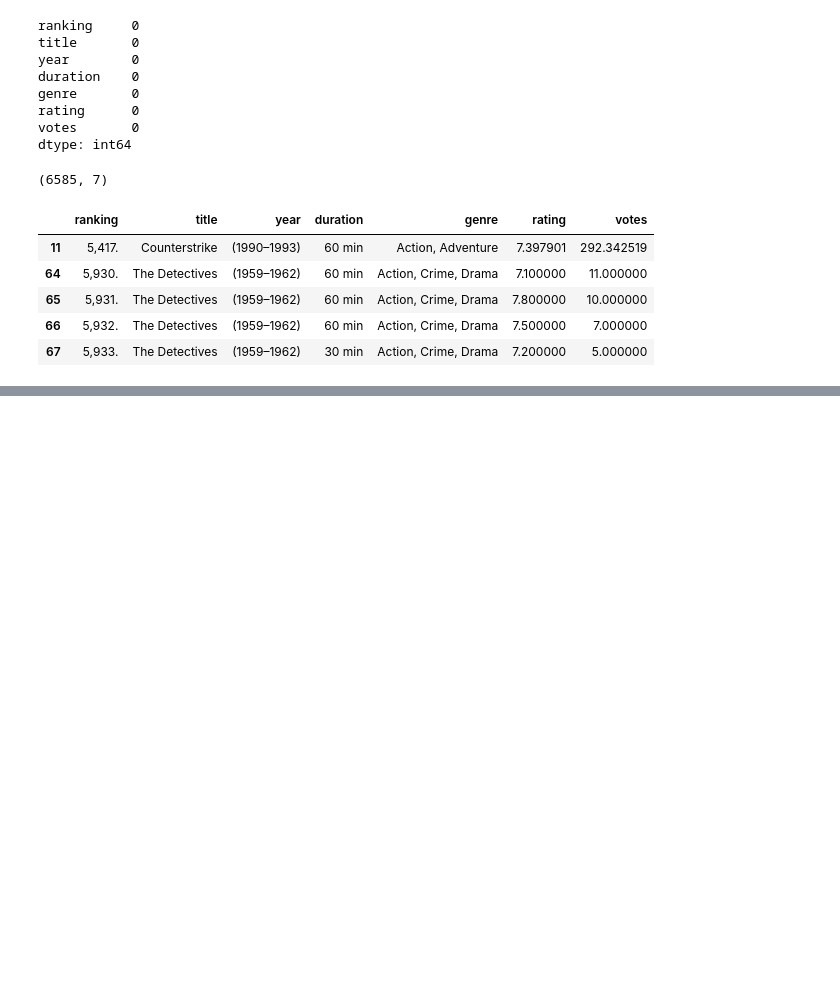
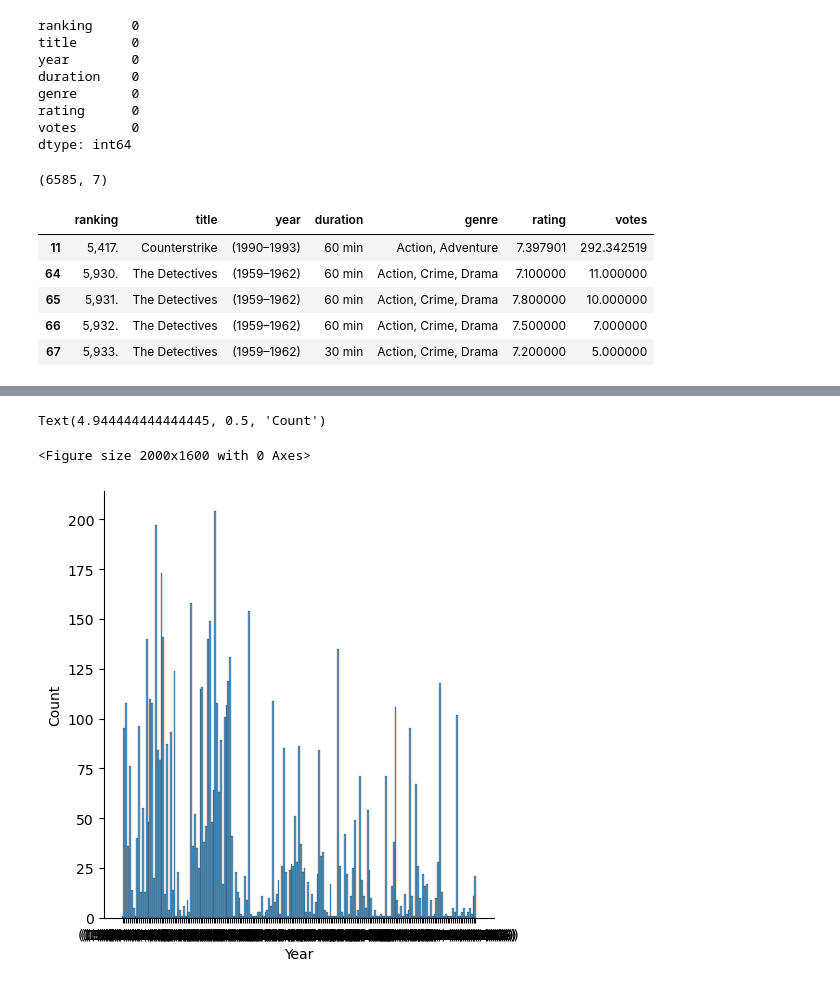
Before and after one commit to ShubhamGupta2505/MachineLearningPractice, a Jupyter notebook: eda-on-imdb-series-dataset.ipynb, the cells around one changed output, grey strips where cells are left out. Cells and saved outputs as stored; diff of their text form; code cells hidden in the pictures; blank space fills up the shorter version.

```diff
--- a/eda-on-imdb-series-dataset.ipynb
+++ b/eda-on-imdb-series-dataset.ipynb
@@ -152,0 +162,10 @@ df.head()
+# %%
+plt.figure(figsize=(20,16))
+# df['year'].hist()
+sns.displot(df['year'])
+plt.xlabel('Year')
+plt.ylabel('Count')
+# %% [output]
+Text(4.944444444444445, 0.5, 'Count')
+<Figure size 2000x1600 with 0 Axes>
+[figure, added]
```
Also changed, not shown: parts of 3 cells of this notebook.
